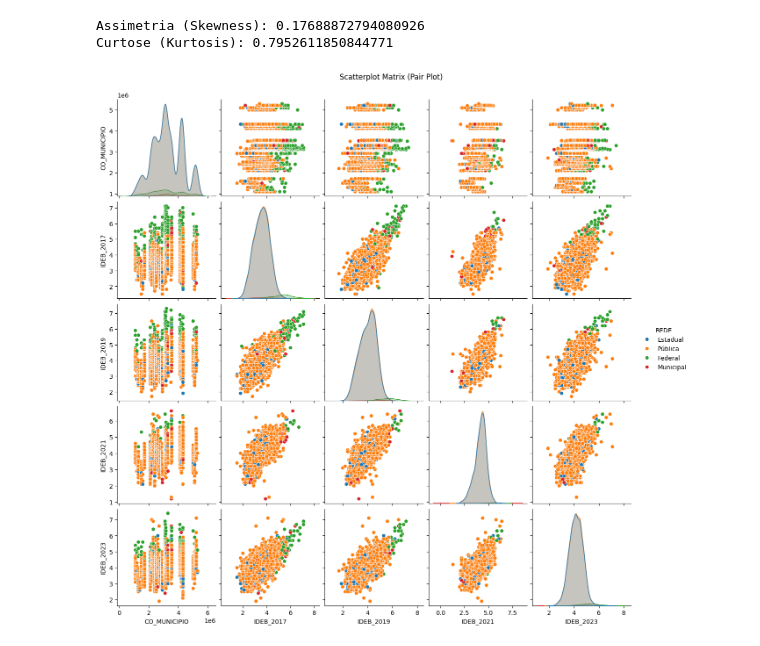
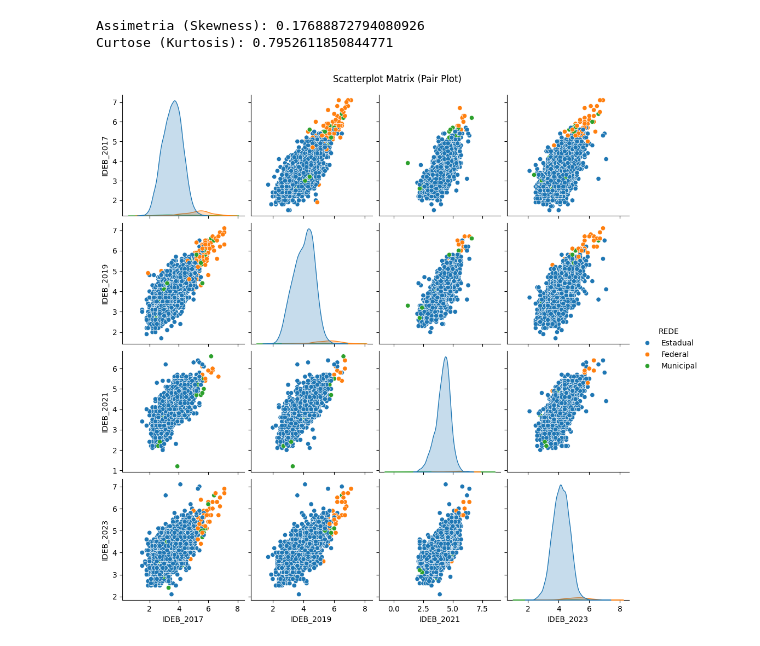
Before and after one commit to sebavassou/estatistica_descritiva, a Jupyter notebook: Trabalho_Final/Projeto_ED001.ipynb, the cells around one changed output. Drawn from its saved outputs; the diff is of its cells as text; code cells hidden in the pictures.

```diff
--- a/Trabalho_Final/Projeto_ED001.ipynb
+++ b/Trabalho_Final/Projeto_ED001.ipynb
@@ -236,11 +236,17 @@ Curtose (Kurtosis): 0.7952611850844771
 # %%
 import seaborn as sns
 import matplotlib.pyplot as plt
 
 
+# Filtra o DataFrame removendo a REDE == 'Pública'
+df_filtrado = df[df['REDE'] != 'Pública']
+
+# Remove a coluna CO_MUNICIPIO
+df_filtrado = df_filtrado.drop(columns=['CO_MUNICIPIO'])
+
 # Gera o pair plot, colorindo pelas tipo de REDE
-sns.pairplot(df, hue="REDE")
+sns.pairplot(df_filtrado, hue="REDE")
 plt.suptitle("Scatterplot Matrix (Pair Plot)", y=1.02)
 plt.show()
 # %% [output]
-[figure, old version]
+[figure, new version]
```
Also changed, not shown: parts of 3 cells of this notebook.
